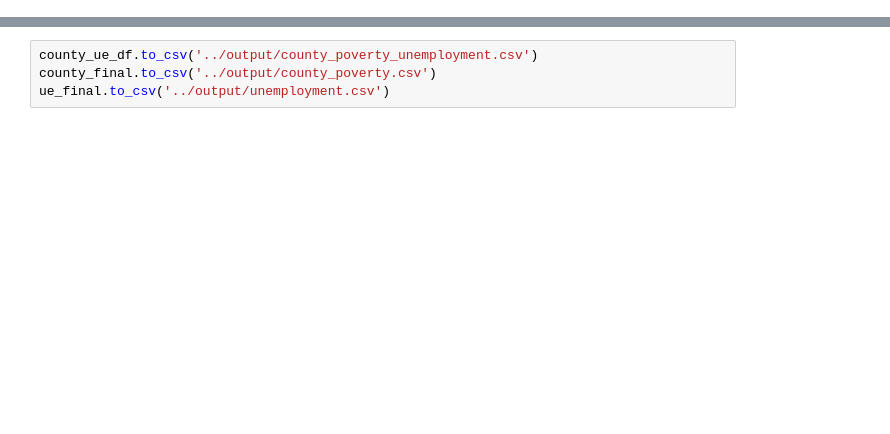
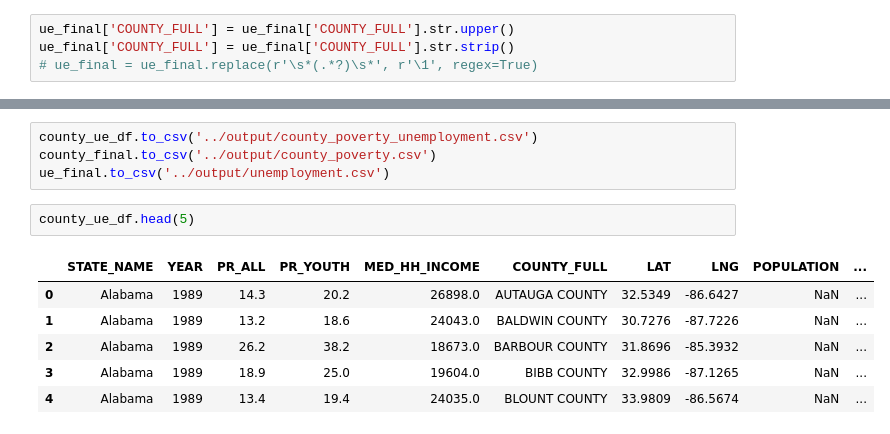
Before and after one commit to sammoe60/data-vikings, a Jupyter notebook: kendra/kendra.ipynb, the cells around one changed output, grey strips where cells are left out. Cells and saved outputs as stored; diff of their text form; blank space fills up the shorter version.

```diff
--- a/kendra/kendra.ipynb
+++ b/kendra/kendra.ipynb
@@ -438,3 +438,7 @@ Name: COUNTY_FULL, Length: 1914, dtype: object
+# %%
+ue_final['COUNTY_FULL'] = ue_final['COUNTY_FULL'].str.upper()
+ue_final['COUNTY_FULL'] = ue_final['COUNTY_FULL'].str.strip()
+# ue_final = ue_final.replace(r'\s*(.*?)\s*', r'\1', regex=True)
 # %%
 county_ue_df = county_final.merge(ue_final, how='left', left_on=['COUNTY_FULL', 'STATE_NAME', 'YEAR'], right_on=['COUNTY_FULL', 'STATE_NAME', 'YEAR'])
 # %%
@@ -457,3 +460,12 @@ county_ue_df
 county_ue_df.to_csv('../output/county_poverty_unemployment.csv')
 county_final.to_csv('../output/county_poverty.csv')
 ue_final.to_csv('../output/unemployment.csv')
+# %%
+county_ue_df.head(5)
+# %% [output]
+|  | STATE_NAME | YEAR | PR_ALL | PR_YOUTH | MED_HH_INCOME | COUNTY_FULL | LAT | LNG | POPULATION | ... |
+| 0 | Alabama | 1989 | 14.3 | 20.2 | 26898.0 | AUTAUGA COUNTY | 32.5349 | -86.6427 | NaN | ... |
+| 1 | Alabama | 1989 | 13.2 | 18.6 | 24043.0 | BALDWIN COUNTY | 30.7276 | -87.7226 | NaN | ... |
+| 2 | Alabama | 1989 | 26.2 | 38.2 | 18673.0 | BARBOUR COUNTY | 31.8696 | -85.3932 | NaN | ... |
+| 3 | Alabama | 1989 | 18.9 | 25.0 | 19604.0 | BIBB COUNTY | 32.9986 | -87.1265 | NaN | ... |
+| 4 | Alabama | 1989 | 13.4 | 19.4 | 24035.0 | BLOUNT COUNTY | 33.9809 | -86.5674 | NaN | ... |
```
Also changed, not shown: parts of 6 cells of this notebook, 4 other files.
